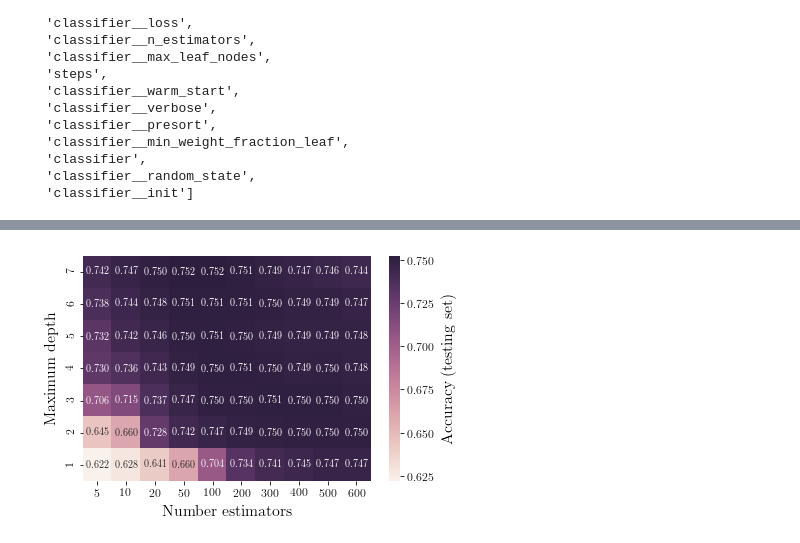
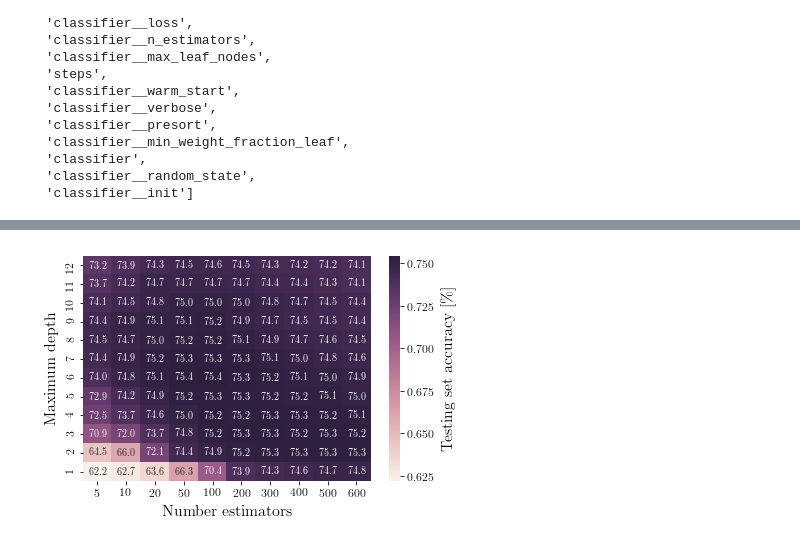
Before and after one commit to jrbourbeau/cr-composition, a Jupyter notebook: notebooks/grid-search-heatmap.ipynb, the cells around one changed output, grey strips where cells are left out. Saved outputs shown, nothing was run; the diff lists cells and outputs as text; code cells hidden in the pictures.

```diff
--- a/notebooks/grid-search-heatmap.ipynb
+++ b/notebooks/grid-search-heatmap.ipynb
@@ -44,8 +44,12 @@ pipeline.get_params().keys()
  'classifier__random_state',
  'classifier__init']
 # %%
-parameters = {'classifier__max_depth': range(1, 8),
+parameters = {'classifier__max_depth': range(1, 13),
               'classifier__n_estimators':[5, 10, 20, 50, 100, 200, 300, 400, 500, 600]}
+
+# parameters = {'classifier__max_depth': range(1, 8),
+#               'classifier__n_estimators':[5, 10, 20, 50, 100, 200, 300, 400, 500, 600]}
+
 grid_search = GridSearchCV(pipeline, parameters, n_jobs=25, verbose=2)
 grid_search.fit(df_sim_train[feature_list], df_sim_train['target'])
 # %% [output]
@@ -154,22 +145,22 @@ pivot_test_score
 # %%
 # Draw a heatmap with the numeric values in each cell
 fig, ax = plt.subplots()
-sns.heatmap(pivot_test_score, annot=True, fmt='0.3f', ax=ax,
-            cbar_kws={"label": "Accuracy (testing set)"}, robust=False, square=False)
+sns.heatmap(pivot_test_score, annot=True, fmt='0.1%', ax=ax,
+            cbar_kws={"label": "Testing set accuracy [\%]"}, robust=False, square=False)
 
 # for _, spine in ax.spines.items():
 #     spine.set_visible(True)
 
 ax.set_xlabel('Number estimators')
 ax.set_ylabel('Maximum depth')
 ax.invert_yaxis()
 
 outfile = os.path.join(comp.paths.figures_dir, 'model_evaluation',
                        'grid-search-max_depth-n_estimators-heatmap.png')
 plt.savefig(outfile)
 plt.show()
 # %% [output]
-[figure, old version]
+[figure, new version]
 # %%
 pivot_train_score = cv_results.pivot("param_classifier__max_depth", "param_classifier__n_estimators", "mean_train_score")
 pivot_train_score
```
Also changed, not shown: parts of 12 cells of this notebook, 20 other files.
